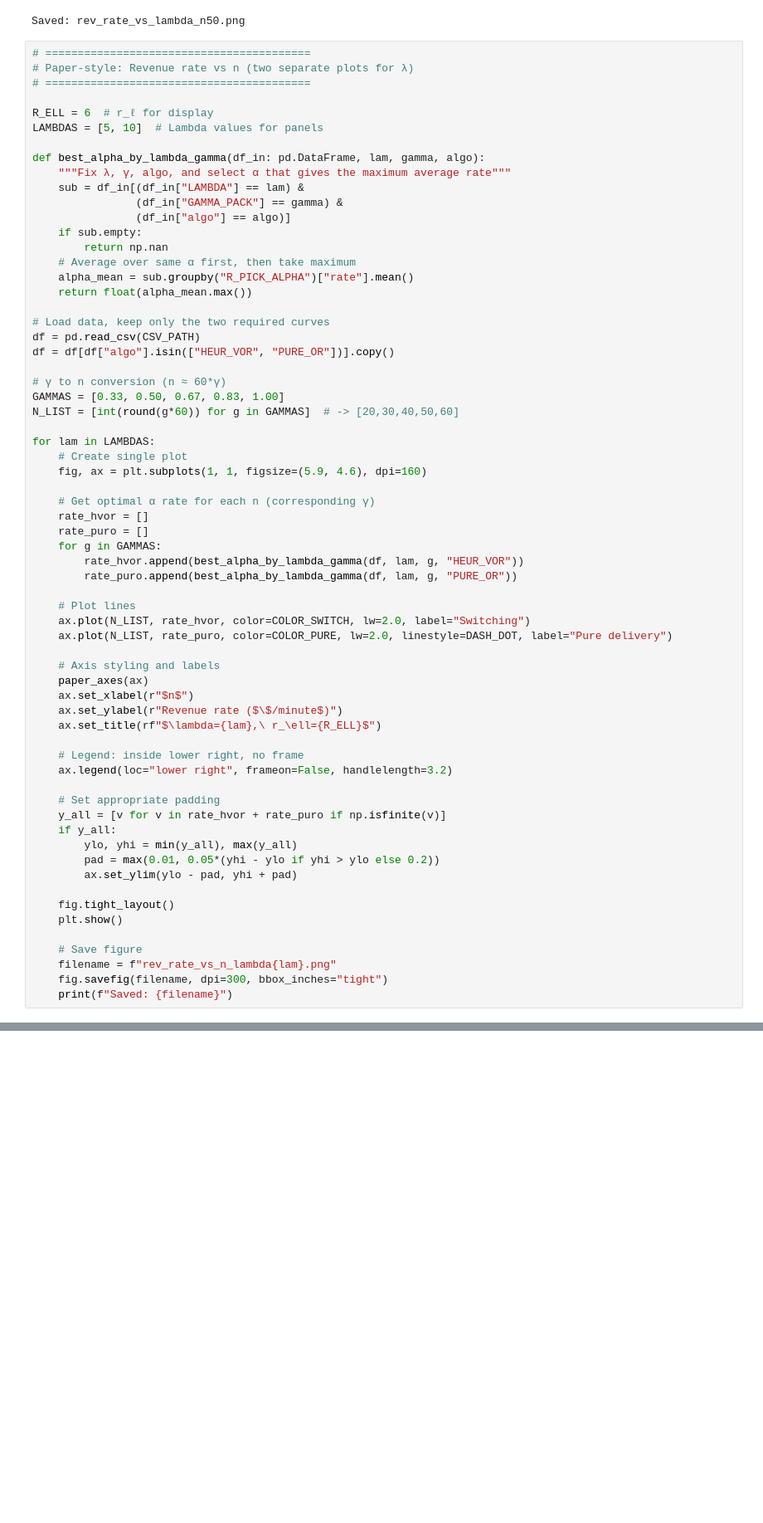
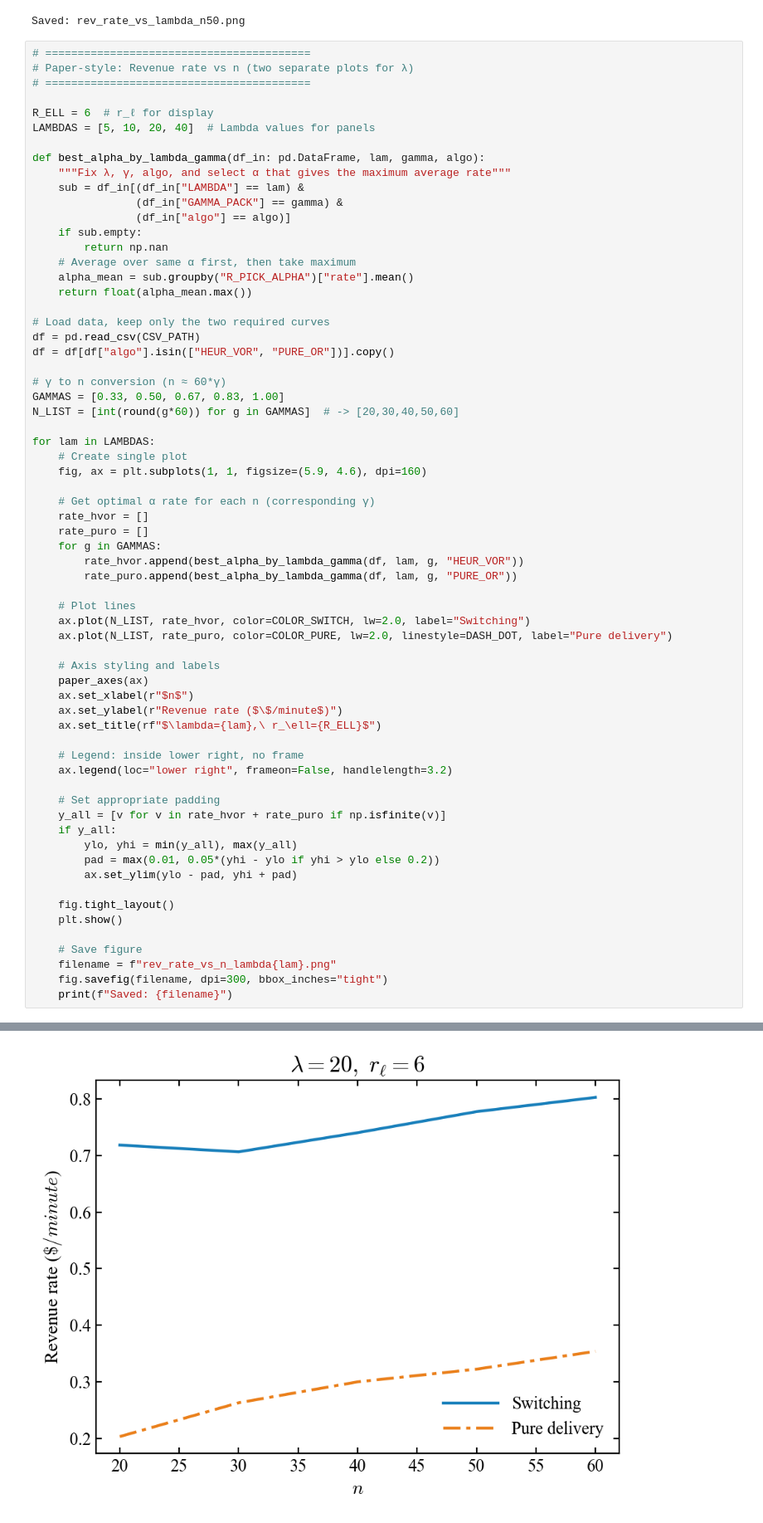
Before and after one commit to Alfredkkk/Last-mile-Logistics, a Jupyter notebook: analysis.ipynb, the cells around one changed output, grey strips where cells are left out. Shown at 83% size. Drawn from its saved outputs; the diff is of its cells as text; blank space fills up the shorter version.

```diff
--- a/analysis.ipynb
+++ b/analysis.ipynb
@@ -130,7 +130,7 @@ Saved: rev_rate_vs_lambda_n50.png
 # =========================================
 
 R_ELL = 6  # r_ℓ for display
-LAMBDAS = [5, 10]  # Lambda values for panels
+LAMBDAS = [5, 10, 20, 40]  # Lambda values for panels
 
 def best_alpha_by_lambda_gamma(df_in: pd.DataFrame, lam, gamma, algo):
     """Fix λ, γ, algo, and select α that gives the maximum average rate"""
@@ -167,30 +167,31 @@ for lam in LAMBDAS:
     ax.plot(N_LIST, rate_puro, color=COLOR_PURE, lw=2.0, linestyle=DASH_DOT, label="Pure delivery")
 
     # Axis styling and labels
     paper_axes(ax)
     ax.set_xlabel(r"$n$")
     ax.set_ylabel(r"Revenue rate ($\$/minute$)")
     ax.set_title(rf"$\lambda={lam},\ r_\ell={R_ELL}$")
 
     # Legend: inside lower right, no frame
     ax.legend(loc="lower right", frameon=False, handlelength=3.2)
 
     # Set appropriate padding
     y_all = [v for v in rate_hvor + rate_puro if np.isfinite(v)]
     if y_all:
         ylo, yhi = min(y_all), max(y_all)
         pad = max(0.01, 0.05*(yhi - ylo if yhi > ylo else 0.2))
         ax.set_ylim(ylo - pad, yhi + pad)
 
     fig.tight_layout()
     plt.show()
 
     # Save figure
     filename = f"rev_rate_vs_n_lambda{lam}.png"
     fig.savefig(filename, dpi=300, bbox_inches="tight")
     print(f"Saved: {filename}")
 # %% [output]
 [figure]
 Saved: rev_rate_vs_n_lambda5.png
 [figure]
 Saved: rev_rate_vs_n_lambda10.png
+[figure, added]
```
Also changed, not shown: parts of 1 cell of this notebook, 2 other files.
